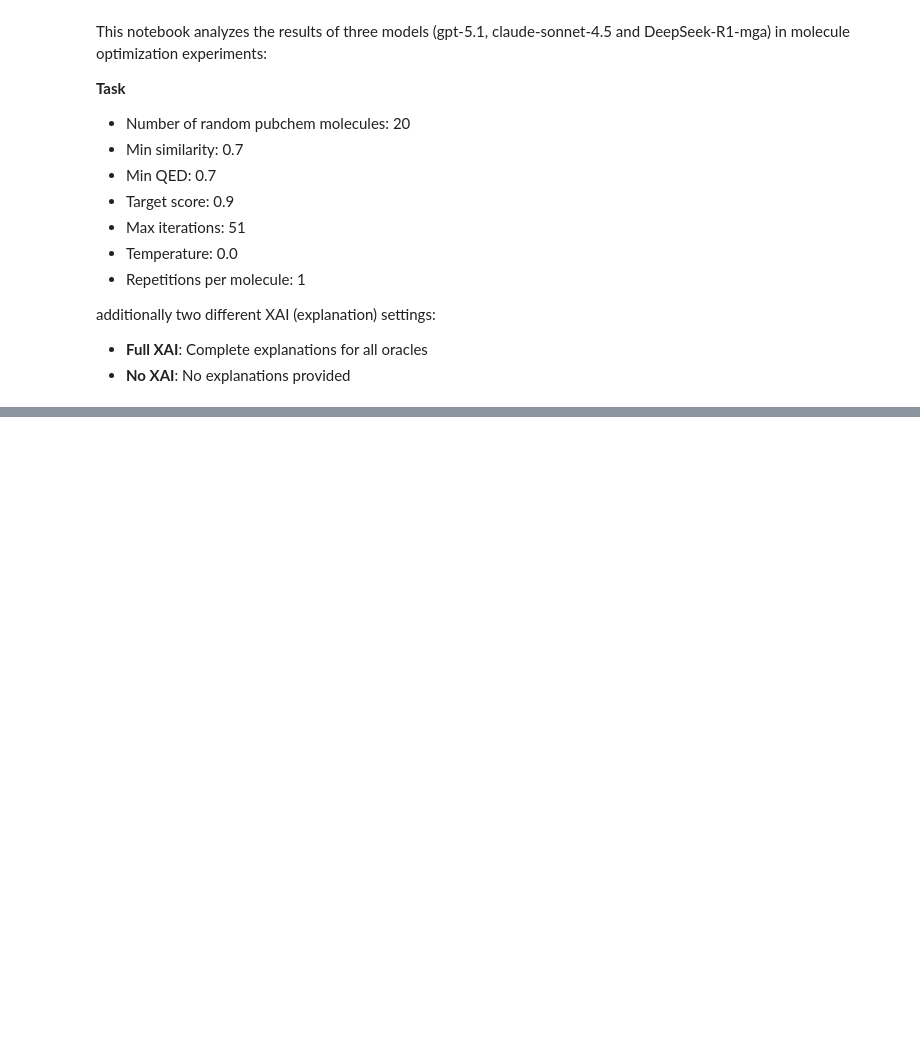
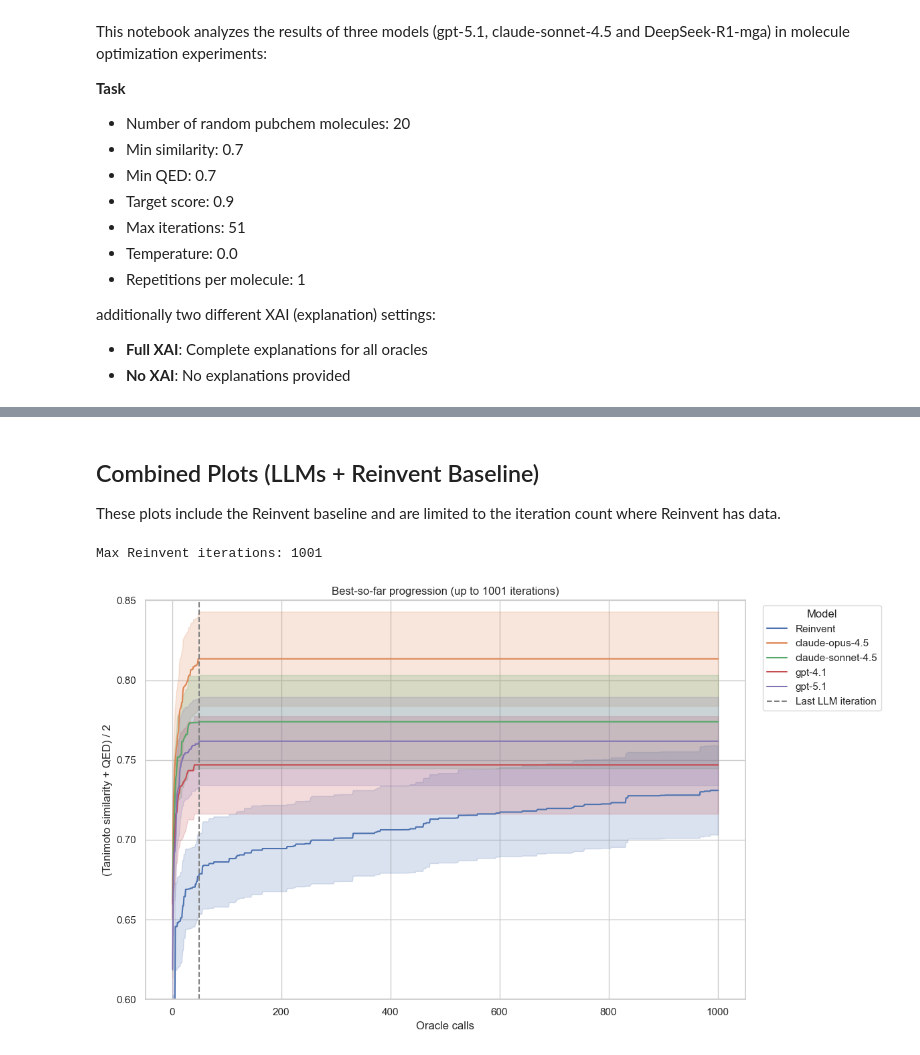
Before and after one commit to FabianKruger/molecule-optimization-agent, a Jupyter notebook: analysis/llm_comparison.ipynb, the cells around one changed output, grey strips where cells are left out. Cells and saved outputs as stored; diff of their text form; code cells hidden in the pictures; blank space fills up the shorter version.

```diff
--- a/analysis/llm_comparison.ipynb
+++ b/analysis/llm_comparison.ipynb
@@ -112,0 +234,15 @@ plt.show()
+# %%
+# Combine LLM results with Reinvent baseline
+df_combined = pd.concat([df, df_reinvent], ignore_index=True)
+
+# Compute best-so-far for the combined dataframe
+df_combined["best_so_far"] = (
+    df_combined.sort_values("iteration")
+    .groupby(["model", "xai_mode", "target_molecule"])["score"]
+    .cummax()
+)
+
+print(f"Combined dataset: {len(df_combined)} rows")
+print(f"Models: {df_combined['model'].unique()}")
+print(f"Max iterations per model:")
+print(df_combined.groupby("model")["iteration"].max())
@@ -112,0 +260,39 @@ plt.show()
+# %% [markdown]
+## Combined Plots (LLMs + Reinvent Baseline)
+
+These plots include the Reinvent baseline and are limited to the iteration count where Reinvent has data.
+# %%
+# Determine max iterations for Reinvent
+max_reinvent_iter = df_reinvent["iteration"].max()
+print(f"Max Reinvent iterations: {max_reinvent_iter}")
+
+# Filter combined data to Reinvent iteration range
+df_combined_limited = df_combined[df_combined["iteration"] <= max_reinvent_iter].copy()
+
+# Pivot so each run is a column, forward-fill to handle runs ending early
+all_iterations = range(1, max_reinvent_iter + 1)
+df_plot_combined = (
+    df_combined_limited.pivot_table(
+        index="iteration",
+        columns=["model", "xai_mode", "target_molecule"],
+        values="best_so_far"
+    )
+    .reindex(all_iterations)
+    .ffill()
+    .melt(ignore_index=False)
+    .reset_index()
+)
+
+# Plot with seaborn (mean + 95% CI, deterministic via SE * 1.96)
+plt.figure(figsize=(12, 7))
+sns.lineplot(data=df_plot_combined, x="iteration", y="value", hue="model", errorbar=('se', 1.96))
+plt.axvline(x=50, color='gray', linestyle='--', linewidth=1.5, label='Last LLM iteration')
+plt.ylabel("(Tanimoto similarity + QED) / 2")
+plt.ylim(0.6, 0.85)
+plt.xlabel("Oracle calls")
+plt.title(f"Best-so-far progression (up to {max_reinvent_iter} iterations)")
+plt.legend(title="Model", bbox_to_anchor=(1.02, 1), loc='upper left')
+plt.tight_layout()
+# %% [output]
+Max Reinvent iterations: 1001
+[figure, added]
```
Also changed, not shown: parts of 14 cells of this notebook.
